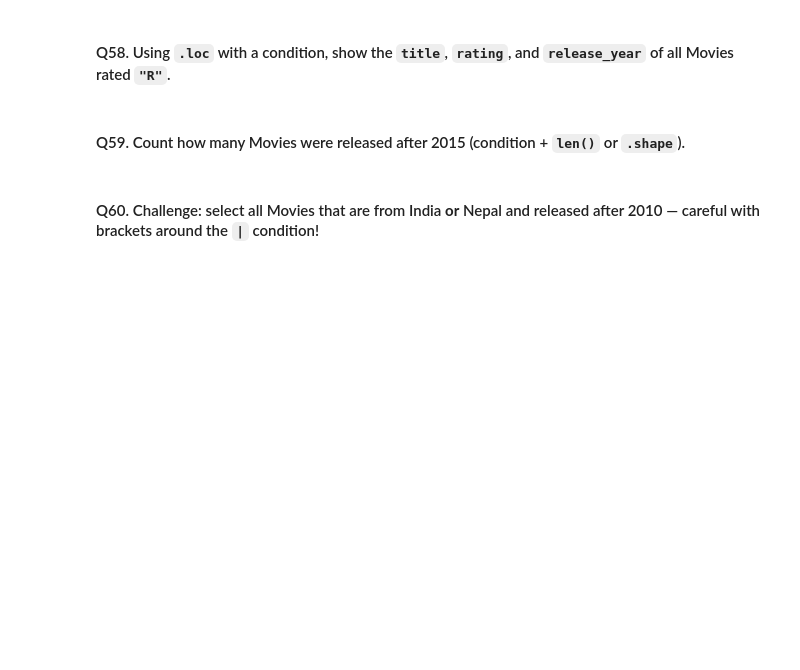
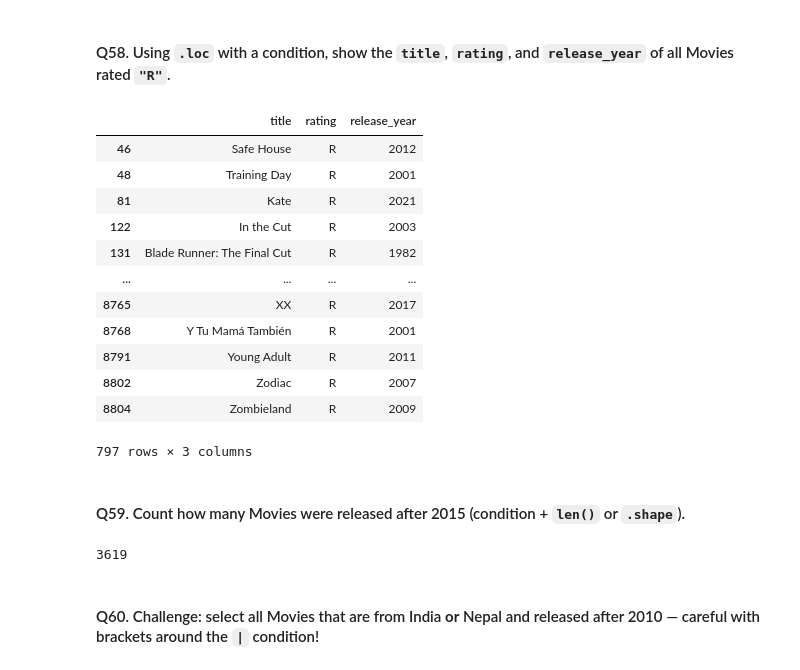
Before and after one commit to Crazy-shrabin/Pandas_revison_self, a Jupyter notebook: netflix_125_question_workbook.ipynb, the cells around one changed output. Drawn from its saved outputs; the diff is of its cells as text; code cells hidden in the pictures; blank space fills up the shorter version.

```diff
--- a/netflix_125_question_workbook.ipynb
+++ b/netflix_125_question_workbook.ipynb
@@ -862,2 +874,20 @@ Name: title, Length: 566, dtype: str
+# %%
+# Your answer here
+condition = (df['type'] == 'Movie') & (df['rating'] == 'R')
+df.loc[condition, ['title', 'rating', 'release_year']]
+# %% [output]
+|  | title | rating | release_year |
+| 46 | Safe House | R | 2012 |
+| 48 | Training Day | R | 2001 |
+| 81 | Kate | R | 2021 |
+| 122 | In the Cut | R | 2003 |
+| 131 | Blade Runner: The Final Cut | R | 1982 |
+| ... | ... | ... | ... |
+| 8765 | XX | R | 2017 |
+| 8768 | Y Tu Mamá También | R | 2001 |
+| 8791 | Young Adult | R | 2011 |
+| 8802 | Zodiac | R | 2007 |
+| 8804 | Zombieland | R | 2009 |
+797 rows × 3 columns
 # %% [markdown]
 #### Q59. Count how many Movies were released after 2015 (condition + `len()` or `.shape`).
@@ -866,3 +894,9 @@ Name: title, Length: 566, dtype: str
+# %%
+# Your answer here
+count = len(df.loc[(df['type'] == 'Movie') & (df['release_year'] > 2015)])
+print(count)
+# %% [output]
+3619
 # %% [markdown]
 #### Q60. Challenge: select all Movies that are from India **or** Nepal and released after 2010 — careful with brackets around the `|` condition!
 # %%
```
Also changed, not shown: parts of 4 cells of this notebook.
